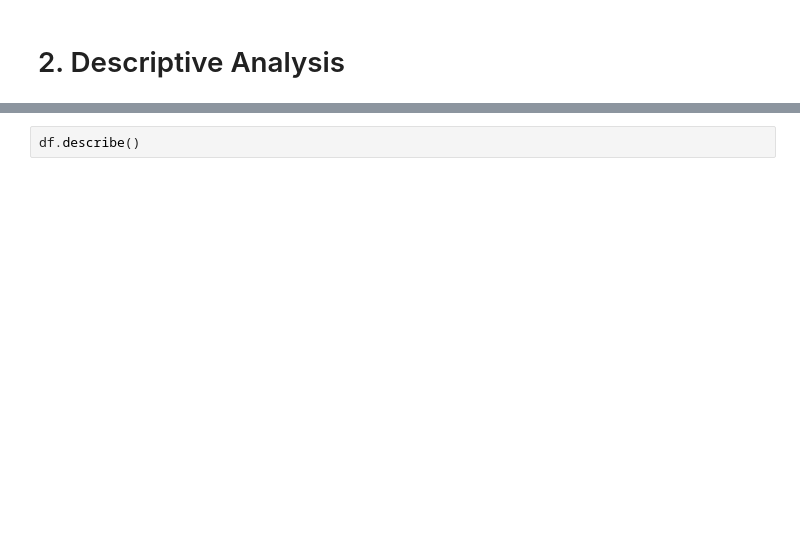
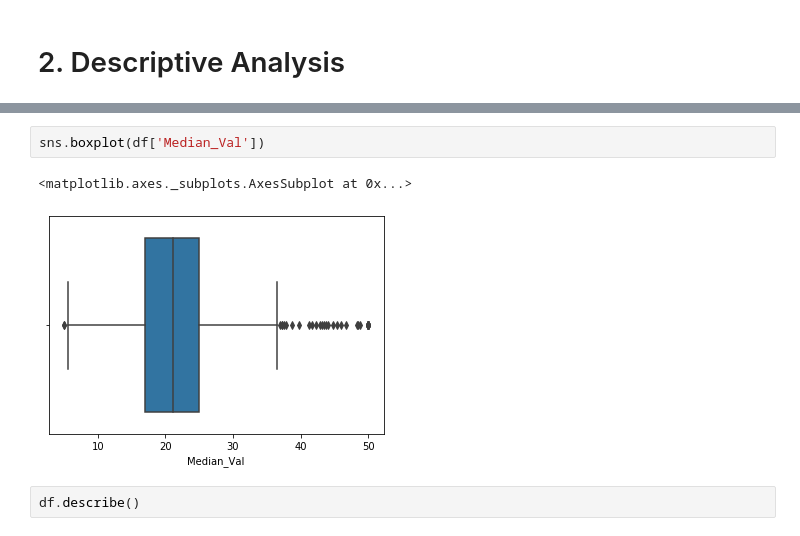
Before and after one commit to ConorHogan/MachineLearning-and-Statistics-Project, a Jupyter notebook: Machine-Learning-and-Statistics-Project-Notebook.ipynb, the cells around one changed output, grey strips where cells are left out. Cells and saved outputs as stored; diff of their text form; blank space fills up the shorter version.

```diff
--- a/Machine-Learning-and-Statistics-Project-Notebook.ipynb
+++ b/Machine-Learning-and-Statistics-Project-Notebook.ipynb
@@ -107,3 +114,8 @@ Index(['Crime_Rate', '%_Large_Plots', '%_Indus', 'By_River', 'NOX', 'Rooms',
+# %%
+sns.boxplot(df['Median_Val'])
+# %% [output]
+<matplotlib.axes._subplots.AxesSubplot at 0x...>
+[figure, added]
 # %%
 df.describe()
 # %% [output]
```
Also changed, not shown: parts of 11 cells of this notebook.
